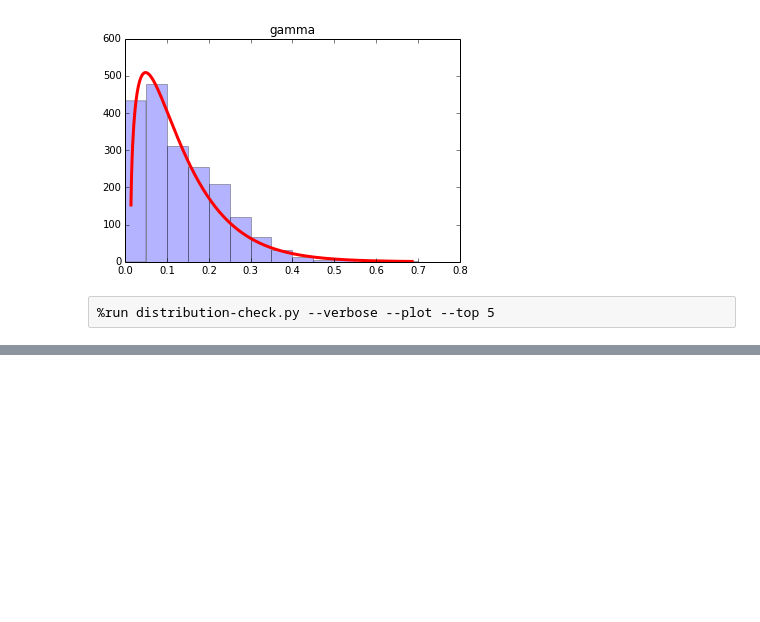
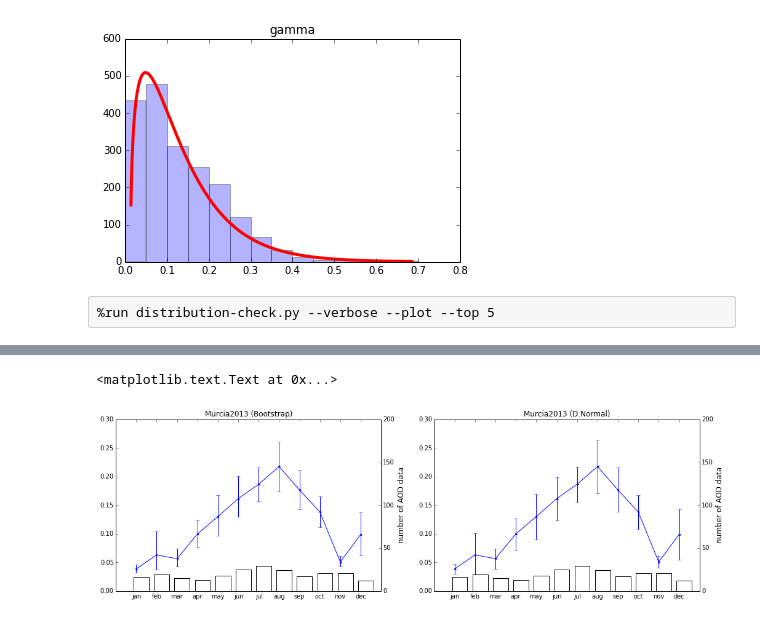
Before and after one commit to Ruben-VV/practica-python, a Jupyter notebook: iPython Notebook/aerosoles_Murcia.ipynb, the cells around one changed output, grey strips where cells are left out. Cells and saved outputs as stored; diff of their text form; code cells hidden in the pictures; blank space fills up the shorter version.

```diff
--- a/iPython Notebook/aerosoles_Murcia.ipynb
+++ b/iPython Notebook/aerosoles_Murcia.ipynb
@@ -532,0 +593,64 @@ Top 5
+# %%
+pylab.figure(figsize=(17,5))
+## BOOTSTRAP
+#ax = df_Murcia_2.plot(y = 'AODmean_Murcia')
+ax = plt.subplot(121)
+ax.errorbar(range(12), df_2['AODmean_Murcia'], yerr=[list(df_2['AODmean_Murcia'] - df_2['errlo']),
+                                                   list(df_2['errhi'] - df_2['AODmean_Murcia'])], fmt='.-')
+#ax = df_2.errorbar(y = 'AODmean_Murcia')
+
+ax2 = df_Murcia_2['number of AOD data'].plot(kind = 'bar', secondary_y=True, color ='white', align='center')
+#ax2 =df_Murcia_2.plot(y = 'number of AOD data', secondary_y=True)
+
+##ax.set_ylabel("AOD monthly mean", fontsize=12)
+ax2.set_ylabel("number of AOD data", fontsize=12)
+
+#ax.set_ylim(-150,200)
+width = 0.3
+ind = np.arange(len(dataAODmen_Murcia))
+#rects1 = ax2.bar(ind, dataAODmen_Murcia, width, color='white', align='center')
+xTickMarks = ['jan', 'feb', 'mar', 'apr', 'may', 'jun', 'jul', 'aug', 'sep',
+           'oct', 'nov', 'dec']
+ax.set_xticks(ind)
+ax.set_ylim(0,0.30)
+ax2.set_ylim(0,200)
+xtickNames = ax.set_xticklabels(xTickMarks)
+ax.set_xlim(-1,12)
+ax2.set_xlim(-1,12)
+
+#bar_label(rects1, dataAODmen_Murcia)
+ax.set_title('Murcia2013 (Bootstrap)')
+
+## DISTRIBUCION NORMAL
+#ax = df_Murcia_2.plot(y = 'AODmean_Murcia')
+ax = plt.subplot(122)
+#ax.errorbar(range(12), df_2['AODmean_Murcia'], yerr=[list(df_2['errloN']), list(df_2['errhiN'])], fmt='.-')
+ax.errorbar(range(12), df_2['AODmean_Murcia'], yerr=[list(df_2['AODmean_Murcia'] - df_2['errloN']),
+                                                   list(df_2['errhiN'] - df_2['AODmean_Murcia'])], fmt='.-')
+df_2['AODmean_Murcia'] - pd.Series(errlowN)
+#ax = df_2.errorbar(y = 'AODmean_Murcia')
+
+ax2 = df_Murcia_2['number of AOD data'].plot(kind = 'bar', secondary_y=True, color ='white', align='center')
+#ax2 =df_Murcia_2.plot(y = 'number of AOD data', secondary_y=True)
+
+##ax.set_ylabel("AOD monthly mean", fontsize=12)
+ax2.set_ylabel("number of AOD data", fontsize=12)
+
+#ax.set_ylim(-150,200)
+width = 0.3
+ind = np.arange(len(dataAODmen_Murcia))
+#rects1 = ax2.bar(ind, dataAODmen_Murcia, width, color='white', align='center')
+xTickMarks = ['jan', 'feb', 'mar', 'apr', 'may', 'jun', 'jul', 'aug', 'sep',
+           'oct', 'nov', 'dec']
+ax.set_xticks(ind)
+ax.set_ylim(0,0.30)
+ax2.set_ylim(0,200)
+xtickNames = ax.set_xticklabels(xTickMarks)
+ax.set_xlim(-1,12)
+ax2.set_xlim(-1,12)
+
+#bar_label(rects1, dataAODmen_Murcia)
+ax.set_title('Murcia2013 (D.Normal)')
+# %% [output]
+<matplotlib.text.Text at 0x...>
+[figure, added]
```
Also changed, not shown: parts of 13 cells of this notebook, 4 other files.
